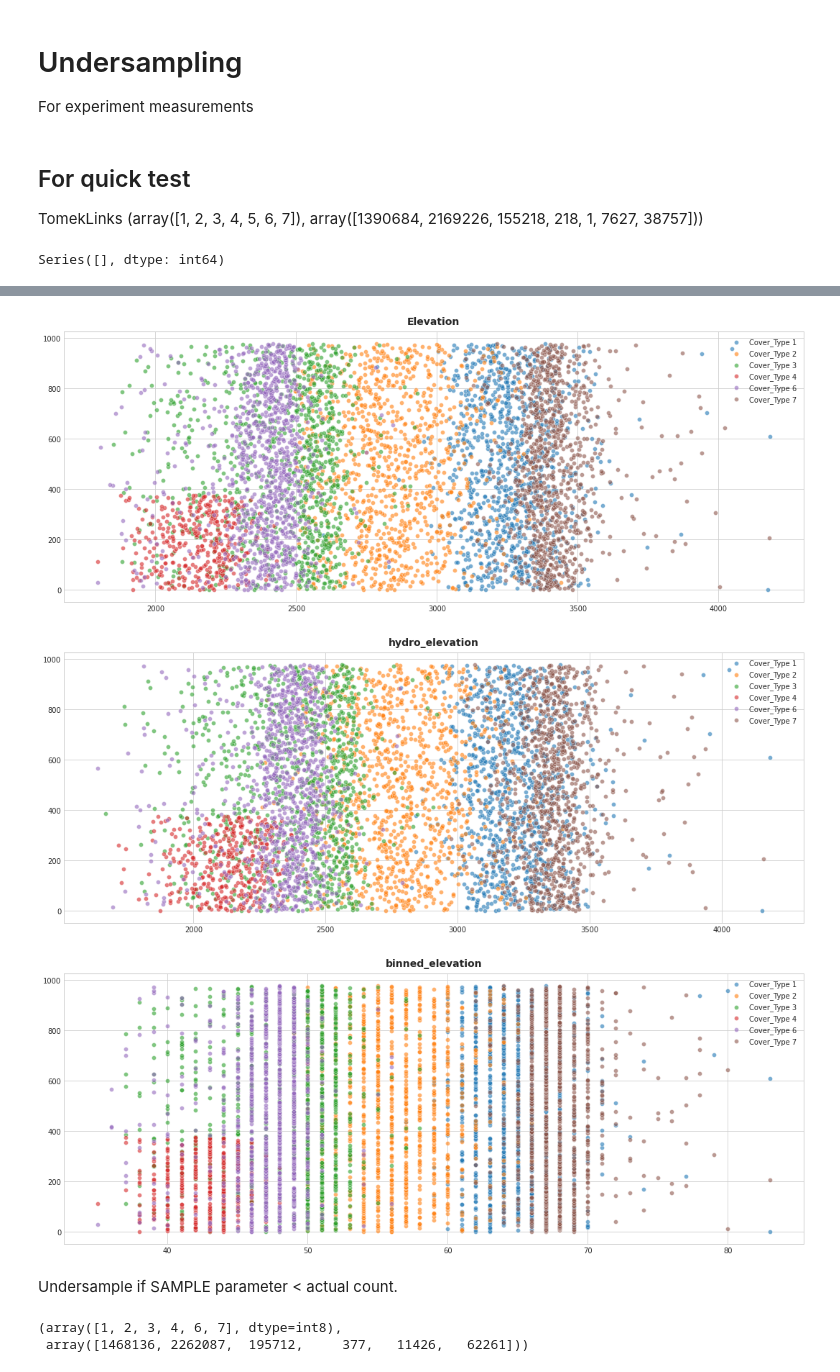
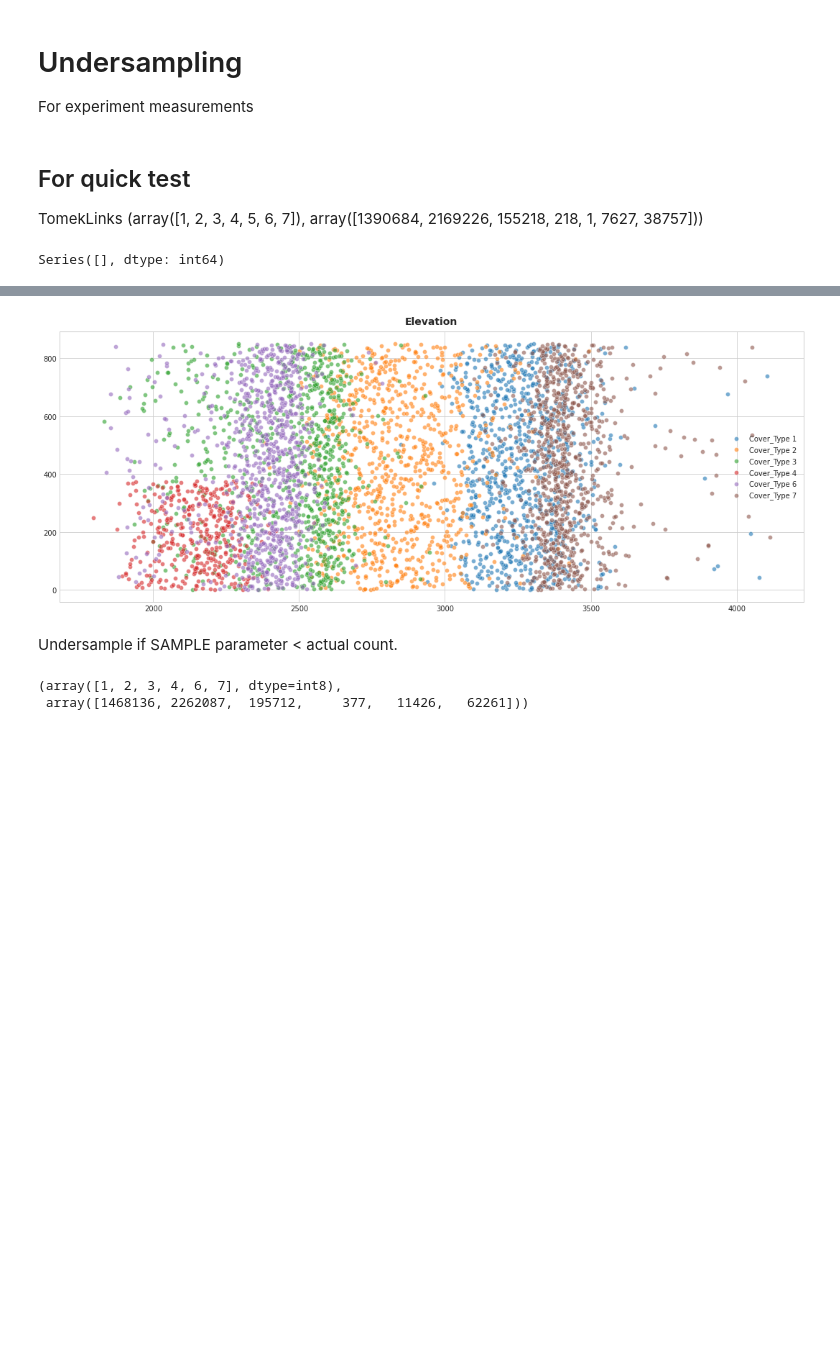
Before and after one commit to furyhawk/kaggle_practice, a Jupyter notebook: Classification/simplenn-softmaxregression.ipynb, the cells around one changed output, grey strips where cells are left out. Saved outputs shown, nothing was run; the diff lists cells and outputs as text; code cells hidden in the pictures; blank space fills up the shorter version.

```diff
--- a/Classification/simplenn-softmaxregression.ipynb
+++ b/Classification/simplenn-softmaxregression.ipynb
@@ -204,14 +206,14 @@ def feature_engineer(df):
 
 #     df['hydro_elevationecldn'] = df['Elevation'] + df['ecldn_dist_hydrlgy'] # ecldn_dist_hydrlgy
 #     df['hydro_elevationmnhttn'] = df['Elevation'] + df['mnhttn_dist_hydrlgy'] # ecldn_dist_hydrlgy
-    df['hydro_elevation'] = df['Elevation'] - df['Vertical_Distance_To_Hydrology'] # ecldn_dist_hydrlgy
-    df['binned_elevation'] = [math.floor(v/50.0) for v in df['Elevation']]
-    df['highwater'] = df.Vertical_Distance_To_Hydrology < 0
-    df['eHDtH'] = df.Elevation - df.Horizontal_Distance_To_Hydrology * 0.2
+#     df['hydro_elevation'] = df['Elevation'] - df['Vertical_Distance_To_Hydrology'] # ecldn_dist_hydrlgy
+#     df['binned_elevation'] = [math.floor(v/50.0) for v in df['Elevation']]
+#     df['highwater'] = (df.Vertical_Distance_To_Hydrology < 0).astype(int)
+#     df['eHDtH'] = df.Elevation - df.Horizontal_Distance_To_Hydrology * 0.2
 
     df.loc[df["Aspect"] < 0, "Aspect"] += 360
     df.loc[df["Aspect"] > 359, "Aspect"] -= 360
-    df['aspect2'] = df.Aspect.map(r)
+#     df['aspect2'] = df.Aspect.map(r)
     # Transform Cyclic Ordinal attributes to X y coordinates. 0 degree will be group with 359 degree etc.
 #     df['AspectX'] = np.sin(2.*np.pi*df.Aspect/360)
 #     df['Aspecty'] = np.cos(2.*np.pi*df.Aspect/360)
@@ -343,7 +342,7 @@ from sklearn.model_selection import train_test_split
 Series([], dtype: int64)
 # %%
 # Uncomment to peek at samples across all targets.
-small_sampling = train_data.groupby(column_y).apply(lambda s: s.sample(min(len(s), 977)))
+small_sampling = train_data.groupby(column_y).apply(lambda s: s.sample(min(len(s), 850)))
 small_sampling
 # %% [output]
 |  |  | Elevation | Aspect | Slope | Horizontal_Distance_To_Hydrology | Vertical_Distance_To_Hydrology | ... |
@@ -377,18 +376,22 @@ def plot_features(features, df):
 # %%
 # Scatter plots for features with continuous values , 'Hillshade_9am', 'Hillshade_Noon', 'Hillshade_3pm', 'horizontal_Distance_To_Fire_Points_Log', 'hillshade_mean', 'hillshade_amp']
 features_cols = ['Elevation',
-                 'hydro_elevation',
-                 'binned_elevation',
+#                  'hydro_elevation',
+#                  'binned_elevation',
+#                  'hydro_elevationecldn'
+#                  'aspect2',
 #                  'hillshade_amp',
-#                  'Highwater',
-#                  'EHDtH',
+#                  'highwater',
+#                  'eHDtH',
+#                  'hillshade_3pm_is_zero',
+#                  'Hillshade_9am',
+#                  'wilderness_area_count',
+#                  'soil_type_count',
                 ]
 
 plot_features(features=features_cols,df=small_sampling)
 # %% [output]
-[figure, old version]
+[figure, new version]
-[figure, removed]
-[figure, removed]
 # %% [markdown]
 Undersample if SAMPLE parameter < actual count.
 # %%
```
Also changed, not shown: parts of 19 cells of this notebook.
